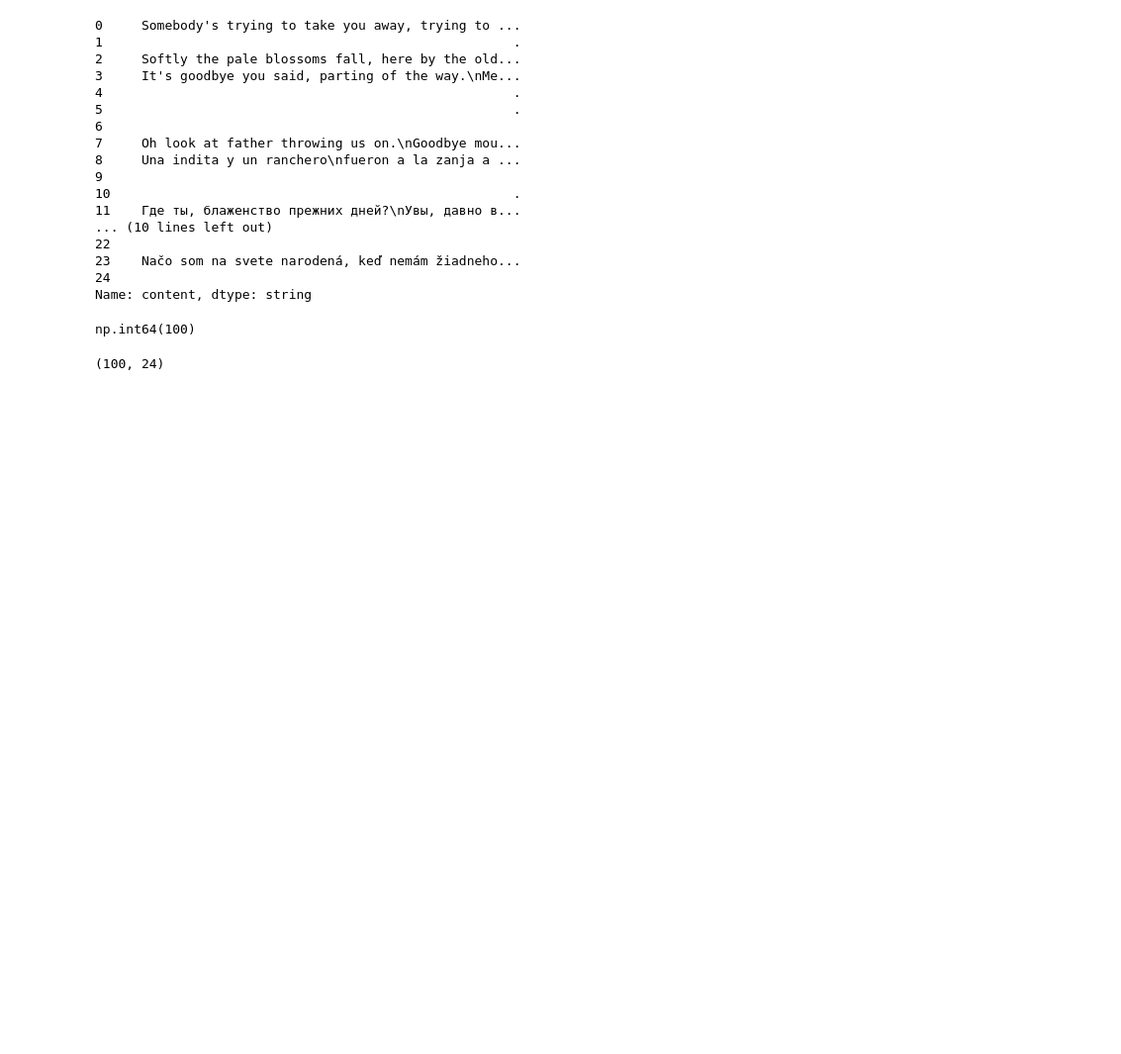
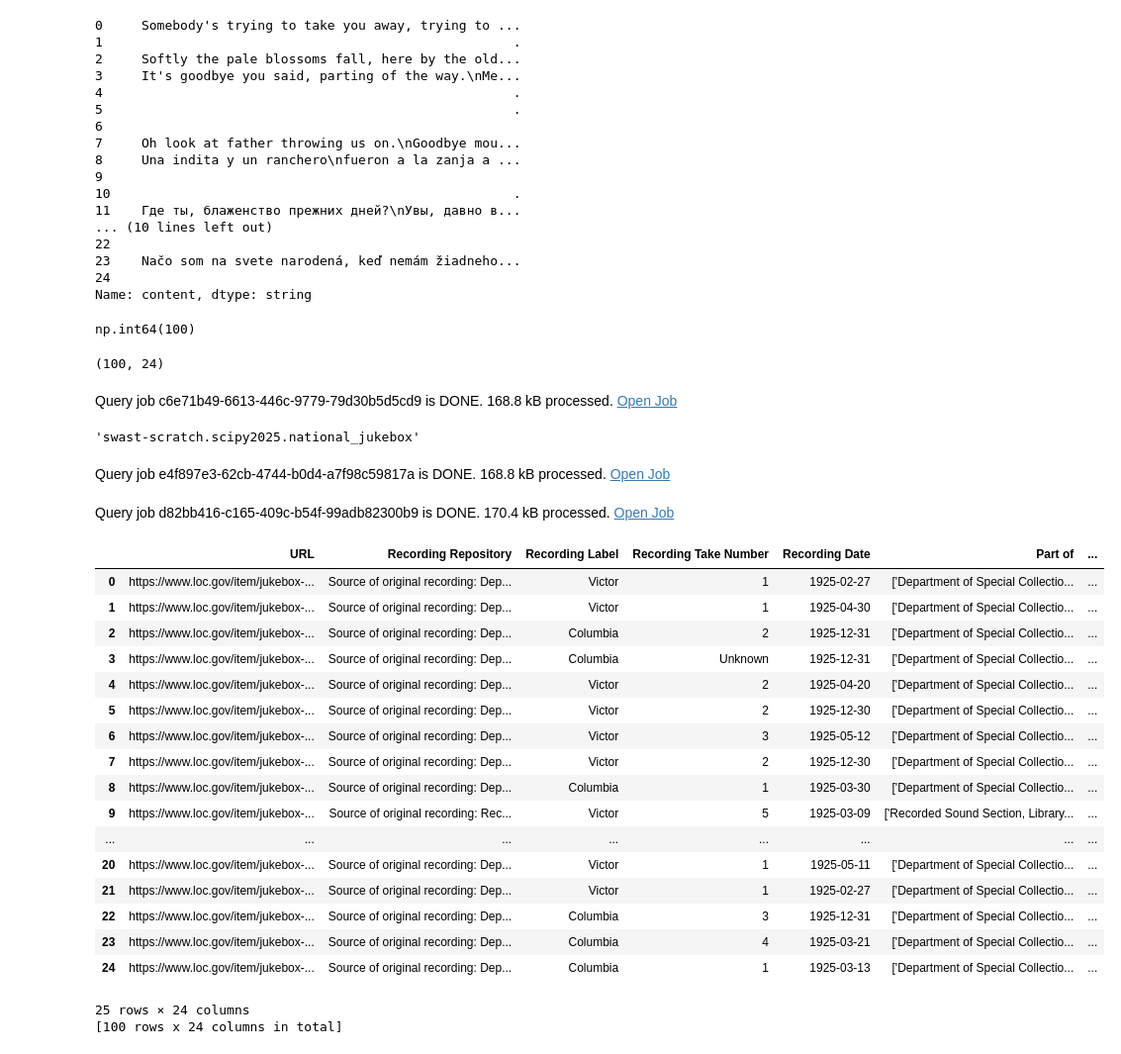
Before and after one commit to tswast/code-snippets, a Jupyter notebook: 2025/national-jukebox/transcribe_songs.ipynb, the cells around one changed output. Shown at 99% size. Saved outputs shown, nothing was run; the diff lists cells and outputs as text; code cells hidden in the pictures; blank space fills up the shorter version.

```diff
--- a/2025/national-jukebox/transcribe_songs.ipynb
+++ b/2025/national-jukebox/transcribe_songs.ipynb
@@ -1,7 +48,9 @@
 # %%
 import bigframes.pandas as bpd
 
-# Set to your BigQuery GCP project.
+bpd.options.bigquery.location = "US"
+
+# Set to your GCP project ID.
 bpd.options.bigquery.project = "bigframes-dev"
 # %%
 df = bpd.read_json(
@@ -123,3 +171,33 @@ np.int64(100)
 flattened.shape
 # %% [output]
 (100, 24)
+# %%
+flattened.to_gbq("swast-scratch.scipy2025.national_jukebox")
+# %% [output]
+Query job c6e71b49-6613-446c-9779-79d30b5d5cd9 is DONE. 168.8 kB processed. Open Job
+'swast-scratch.scipy2025.national_jukebox'
+# %%
+df_written = bpd.read_gbq('swast-scratch.scipy2025.national_jukebox')
+df_written
+# %% [output]
+Query job e4f897e3-62cb-4744-b0d4-a7f98c59817a is DONE. 168.8 kB processed. Open Job
+Query job d82bb416-c165-409c-b54f-99adb82300b9 is DONE. 170.4 kB processed. Open Job
+|  | URL | Recording Repository | Recording Label | Recording Take Number | Recording Date | Part of | ... |
+| 0 | https://www.loc.gov/item/jukebox-... | Source of original recording: Dep... | Victor | 1 | 1925-02-27 | ['Department of Special Collectio... | ... |
+| 1 | https://www.loc.gov/item/jukebox-... | Source of original recording: Dep... | Victor | 1 | 1925-04-30 | ['Department of Special Collectio... | ... |
+| 2 | https://www.loc.gov/item/jukebox-... | Source of original recording: Dep... | Columbia | 2 | 1925-12-31 | ['Department of Special Collectio... | ... |
+| 3 | https://www.loc.gov/item/jukebox-... | Source of original recording: Dep... | Columbia | Unknown | 1925-12-31 | ['Department of Special Collectio... | ... |
+| 4 | https://www.loc.gov/item/jukebox-... | Source of original recording: Dep... | Victor | 2 | 1925-04-20 | ['Department of Special Collectio... | ... |
+| 5 | https://www.loc.gov/item/jukebox-... | Source of original recording: Dep... | Victor | 2 | 1925-12-30 | ['Department of Special Collectio... | ... |
+| 6 | https://www.loc.gov/item/jukebox-... | Source of original recording: Dep... | Victor | 3 | 1925-05-12 | ['Department of Special Collectio... | ... |
+| 7 | https://www.loc.gov/item/jukebox-... | Source of original recording: Dep... | Victor | 2 | 1925-12-30 | ['Department of Special Collectio... | ... |
+| 8 | https://www.loc.gov/item/jukebox-... | Source of original recording: Dep... | Columbia | 1 | 1925-03-30 | ['Department of Special Collectio... | ... |
+| 9 | https://www.loc.gov/item/jukebox-... | Source of original recording: Rec... | Victor | 5 | 1925-03-09 | ['Recorded Sound Section, Library... | ... |
+| ... | ... | ... | ... | ... | ... | ... | ... |
+| 20 | https://www.loc.gov/item/jukebox-... | Source of original recording: Dep... | Victor | 1 | 1925-05-11 | ['Department of Special Collectio... | ... |
+| 21 | https://www.loc.gov/item/jukebox-... | Source of original recording: Dep... | Victor | 1 | 1925-02-27 | ['Department of Special Collectio... | ... |
+| 22 | https://www.loc.gov/item/jukebox-... | Source of original recording: Dep... | Columbia | 3 | 1925-12-31 | ['Department of Special Collectio... | ... |
+| 23 | https://www.loc.gov/item/jukebox-... | Source of original recording: Dep... | Columbia | 4 | 1925-03-21 | ['Department of Special Collectio... | ... |
+| 24 | https://www.loc.gov/item/jukebox-... | Source of original recording: Dep... | Columbia | 1 | 1925-03-13 | ['Department of Special Collectio... | ... |
+25 rows × 24 columns
+[100 rows x 24 columns in total]
```
Also changed, not shown: parts of 11 cells of this notebook.
